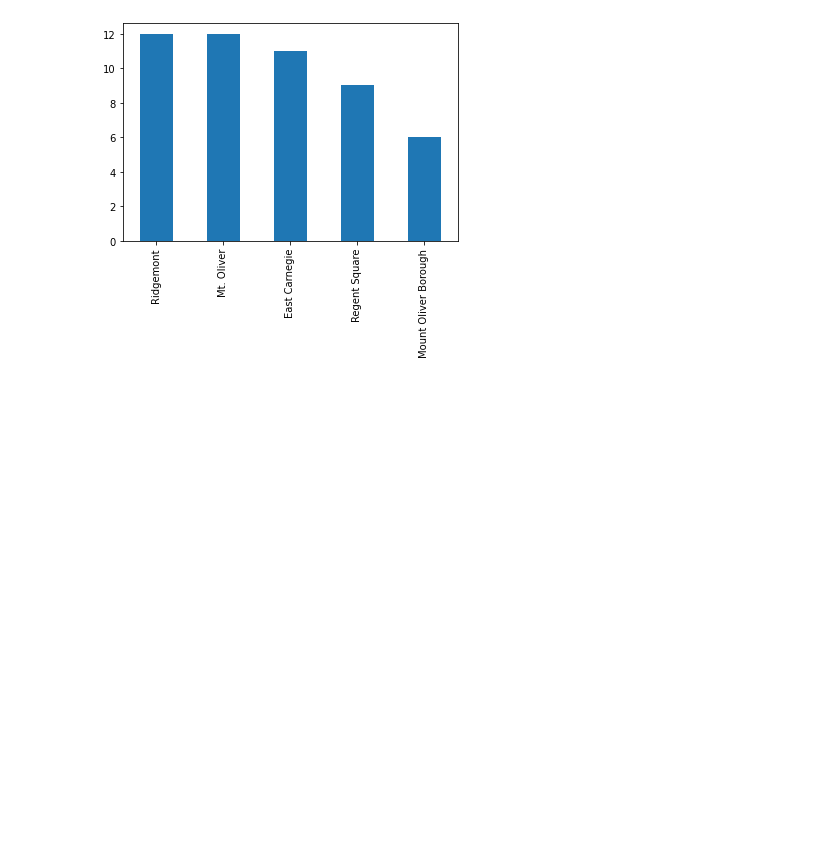
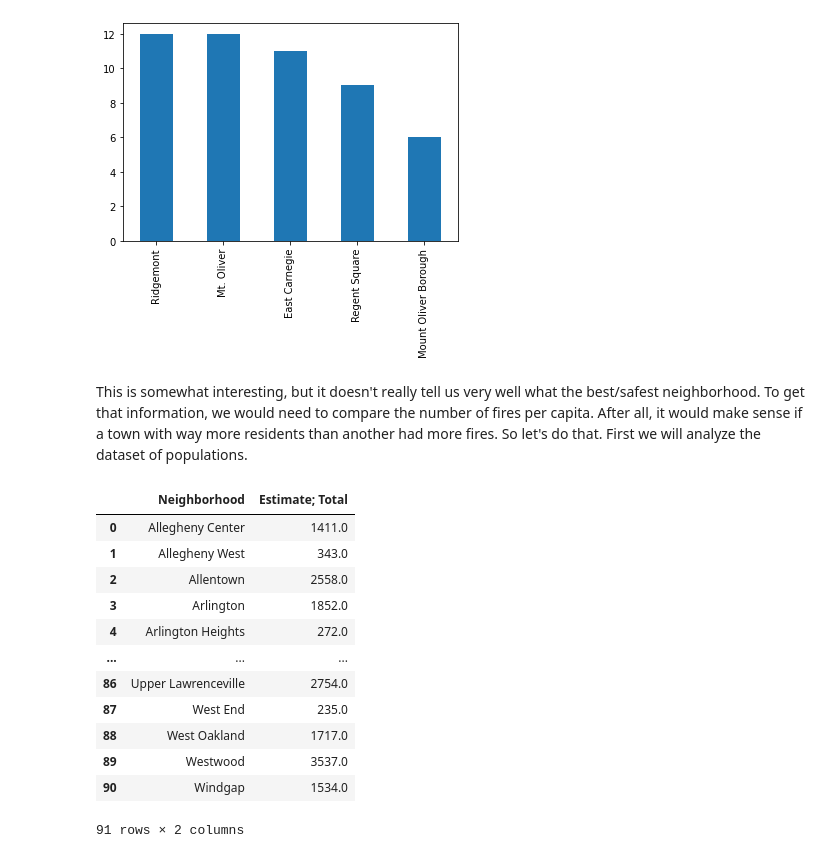
Before and after one commit to GregBetron/big-ideas-final, a Jupyter notebook: Fire.ipynb, the cells around one changed output. Cells and saved outputs as stored; diff of their text form; code cells hidden in the pictures; blank space fills up the shorter version.

```diff
--- a/Fire.ipynb
+++ b/Fire.ipynb
@@ -88,3 +50,24 @@ pd.Series(leastFires).plot.bar()
 # %% [output]
 <matplotlib.axes._subplots.AxesSubplot at 0x...>
 [figure]
+# %% [markdown]
+This is somewhat interesting, but it doesn't really tell us very well what the best/safest neighborhood. To get that information, we would need to compare the number of fires per capita. After all, it would make sense if a town with way more residents than another had more fires. So let's do that. First we will analyze the dataset of populations.
+# %%
+popData = pd.read_csv("PopulationData.csv", parse_dates=True)
+# %%
+newPopData = popData.drop(['_id','Id', 'Margin of Error; Total'], axis=1)
+newPopData
+# %% [output]
+|  | Neighborhood | Estimate; Total |
+| 0 | Allegheny Center | 1411.0 |
+| 1 | Allegheny West | 343.0 |
+| 2 | Allentown | 2558.0 |
+| 3 | Arlington | 1852.0 |
+| 4 | Arlington Heights | 272.0 |
+| ... | ... | ... |
+| 86 | Upper Lawrenceville | 2754.0 |
+| 87 | West End | 235.0 |
+| 88 | West Oakland | 1717.0 |
+| 89 | Westwood | 3537.0 |
+| 90 | Windgap | 1534.0 |
+91 rows × 2 columns
```
Also changed, not shown: parts of 34 cells of this notebook, 2 other files.
